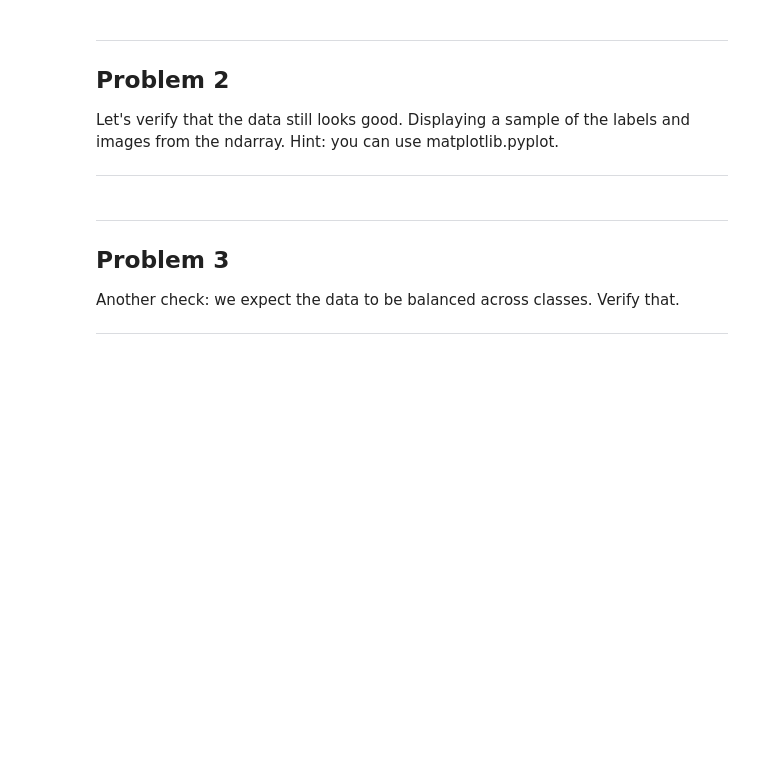
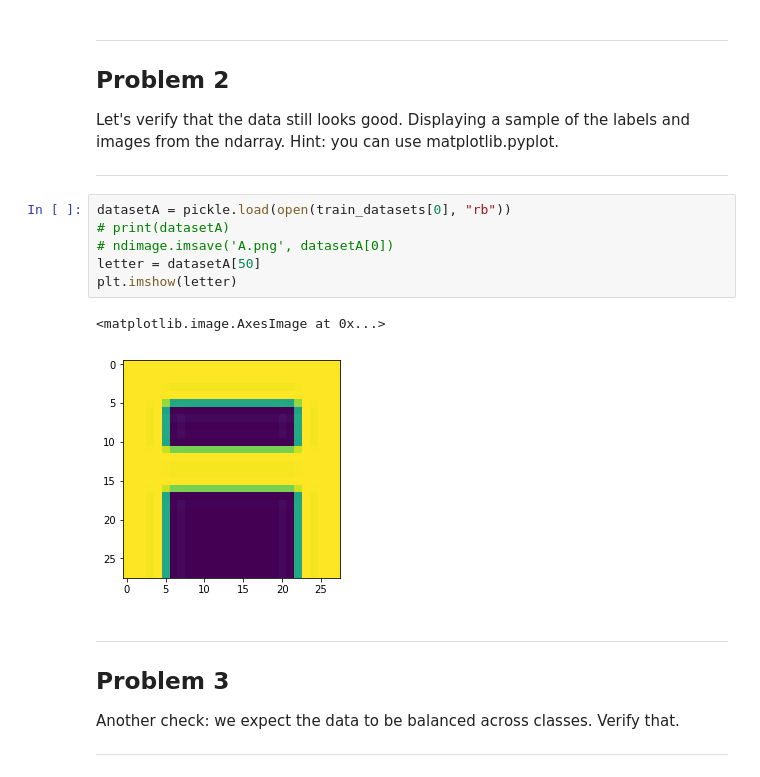
Before and after one commit to pvhee/deeplearning_experiments, a Jupyter notebook: 1_notmnist.ipynb, the cells around one changed output. Cells and saved outputs as stored; diff of their text form; blank space fills up the shorter version.

Commit message:
Reading letter from nparray and plot using pyplot

```diff
--- a/1_notmnist.ipynb
+++ b/1_notmnist.ipynb
@@ -214,6 +214,15 @@ Problem 2
 Let's verify that the data still looks good. Displaying a sample of the labels and images from the ndarray. Hint: you can use matplotlib.pyplot.
 
 ---
+# %%
+datasetA = pickle.load(open(train_datasets[0], "rb"))
+# print(datasetA)
+# ndimage.imsave('A.png', datasetA[0])
+letter = datasetA[50]
+plt.imshow(letter)
+# %% [output]
+<matplotlib.image.AxesImage at 0x...>
+[figure, added]
 # %% [markdown]
 ---
 Problem 3
```
